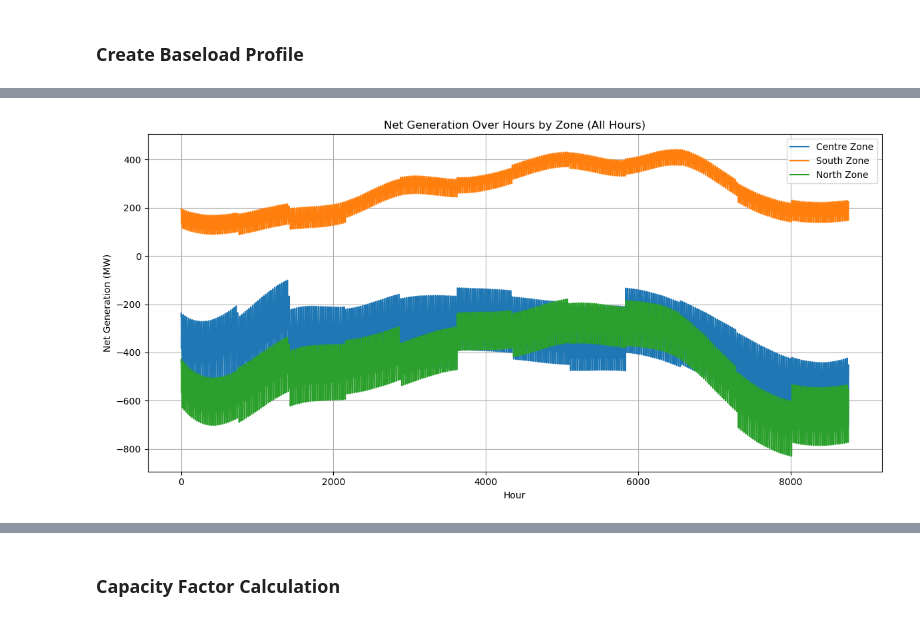
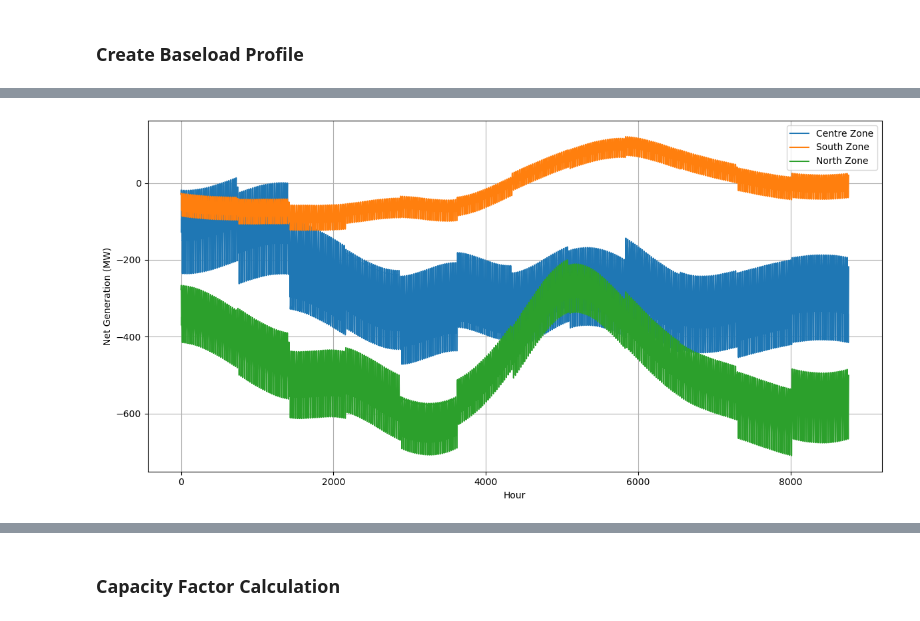
Before and after one commit to lukasschirren/GeoH2-prep-Laos, a Jupyter notebook: runoff_new_plants.ipynb, the cells around one changed output, grey strips where cells are left out. Drawn from its saved outputs; the diff is of its cells as text; code cells hidden in the pictures.

Commit message:
Updated visualisation

```diff
--- a/runoff_new_plants.ipynb
+++ b/runoff_new_plants.ipynb
@@ -668,3 +663,42 @@ net_generation_dry = distribute_and_subtract_demand_v2(
     plants_data=plants_with_zones,       # Plant data with zones
     zone_column="Area_new24"             # Zone column name
 )
+# %%
+def plot_net_generation(net_generation, plants_data, zone_column, max_hours=None):
+    # Font sizes
+    LABEL_SIZE = 36
+    TICK_SIZE = 30
+    LEGEND_SIZE = 30
+
+    if max_hours:
+        net_generation = net_generation.iloc[:max_hours]
+
+    hour_index = range(1, len(net_generation) + 1)
+    zones = plants_data[zone_column].unique()
+
+    plt.figure(figsize=(15, 8))
+
+    for zone in zones:
+        plants_in_zone = plants_data[plants_data[zone_column] == zone]['name']
+        zone_net_generation = net_generation[plants_in_zone].sum(axis=1)
+        plt.plot(hour_index, zone_net_generation, label=f"{zone.capitalize()} Zone", linewidth=2)
+
+    plt.xlabel("Hour", fontsize=LABEL_SIZE)
+    plt.ylabel("Net Generation (MW)", fontsize=LABEL_SIZE)
+    plt.legend(fontsize=LEGEND_SIZE)
+    plt.xticks(fontsize=TICK_SIZE)
+    plt.yticks(fontsize=TICK_SIZE)
+
+    # Set axis limits
+    # plt.xlim(0, 8760)  # Full year of hourly data
+    plt.ylim(-1000, 500)  # Adjust based on your max generation values
+
+    plt.grid(True)
+    plt.tight_layout()
+    plt.show()
+
+plot_net_generation(
+    net_generation=net_generation_wet,
+    plants_data=plants_with_zones,
+    zone_column="Area_new24"
+)
@@ -694,33 +730,33 @@ def plot_net_generation(net_generation, plants_data, zone_column, max_hours=None
 
     plt.figure(figsize=(12, 6))
 
     for zone in zones:
         # Get plants in this zone
         plants_in_zone = plants_data[plants_data[zone_column] == zone]['name']
 
         # Aggregate net generation for the zone
         zone_net_generation = net_generation[plants_in_zone].sum(axis=1)
 
         # Plot the zone's net generation
         plt.plot(hour_index, zone_net_generation, label=f"{zone.capitalize()} Zone")
 
     # Customize the plot
-    plt.title(f"Net Generation Over Hours by Zone ({'All Hours' if not max_hours else f'First {max_hours} Hours'})")
+    # plt.title(f"Net Generation Over Hours by Zone ({'All Hours' if not max_hours else f'First {max_hours} Hours'})")
     plt.xlabel("Hour")
     plt.ylabel("Net Generation (MW)")
     plt.legend()
     plt.grid(True)
     plt.tight_layout()
 
     # Show the plot
     plt.show()
 
 # Plot only the first 1000 hours
 plot_net_generation(
-    net_generation=net_generation_wet,
+    net_generation=net_generation_dry,
     plants_data=plants_with_zones,
     zone_column="Area_new24",
     # max_hours=700
 )
 # %% [output]
-[figure, old version]
+[figure, new version]
```
Also changed, not shown: parts of 8 cells of this notebook.
